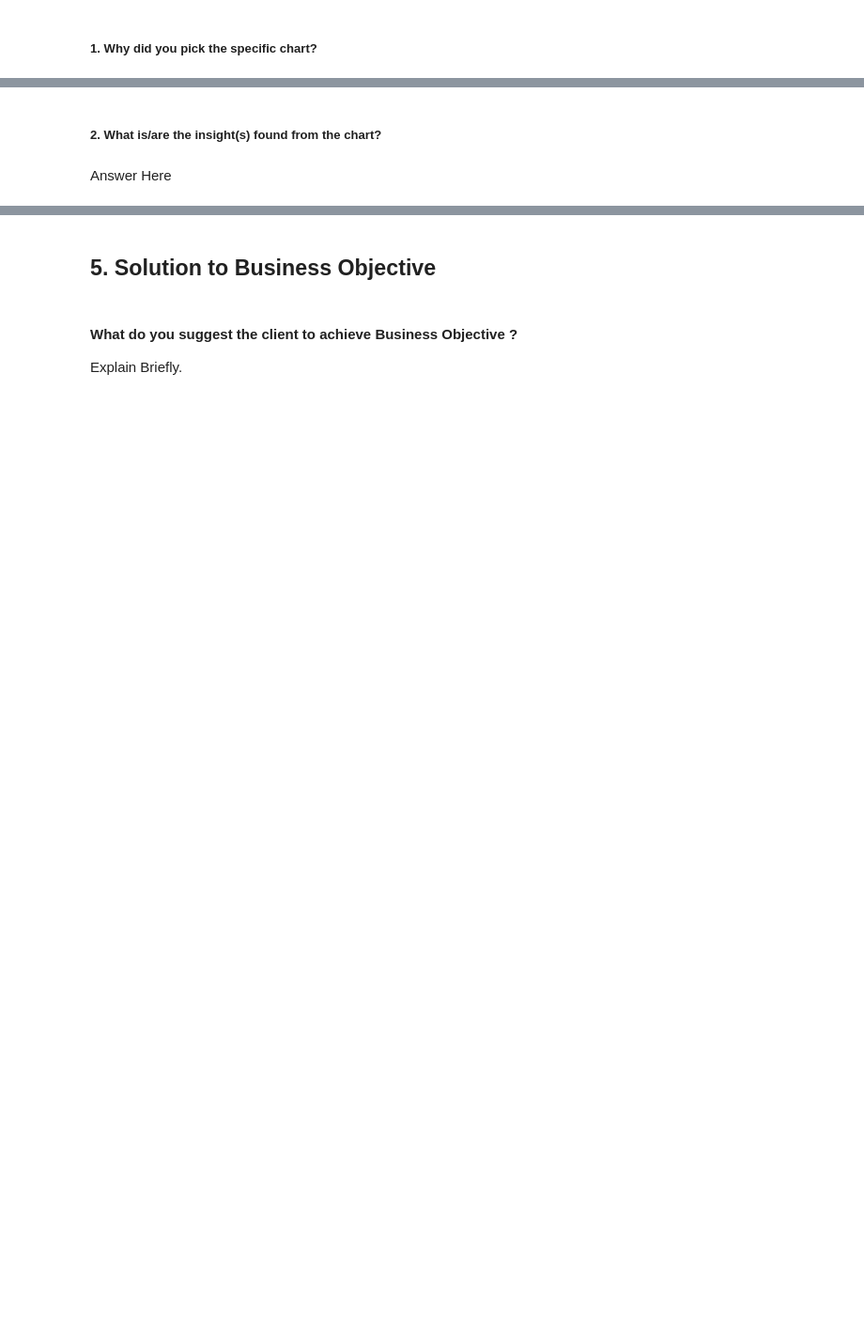
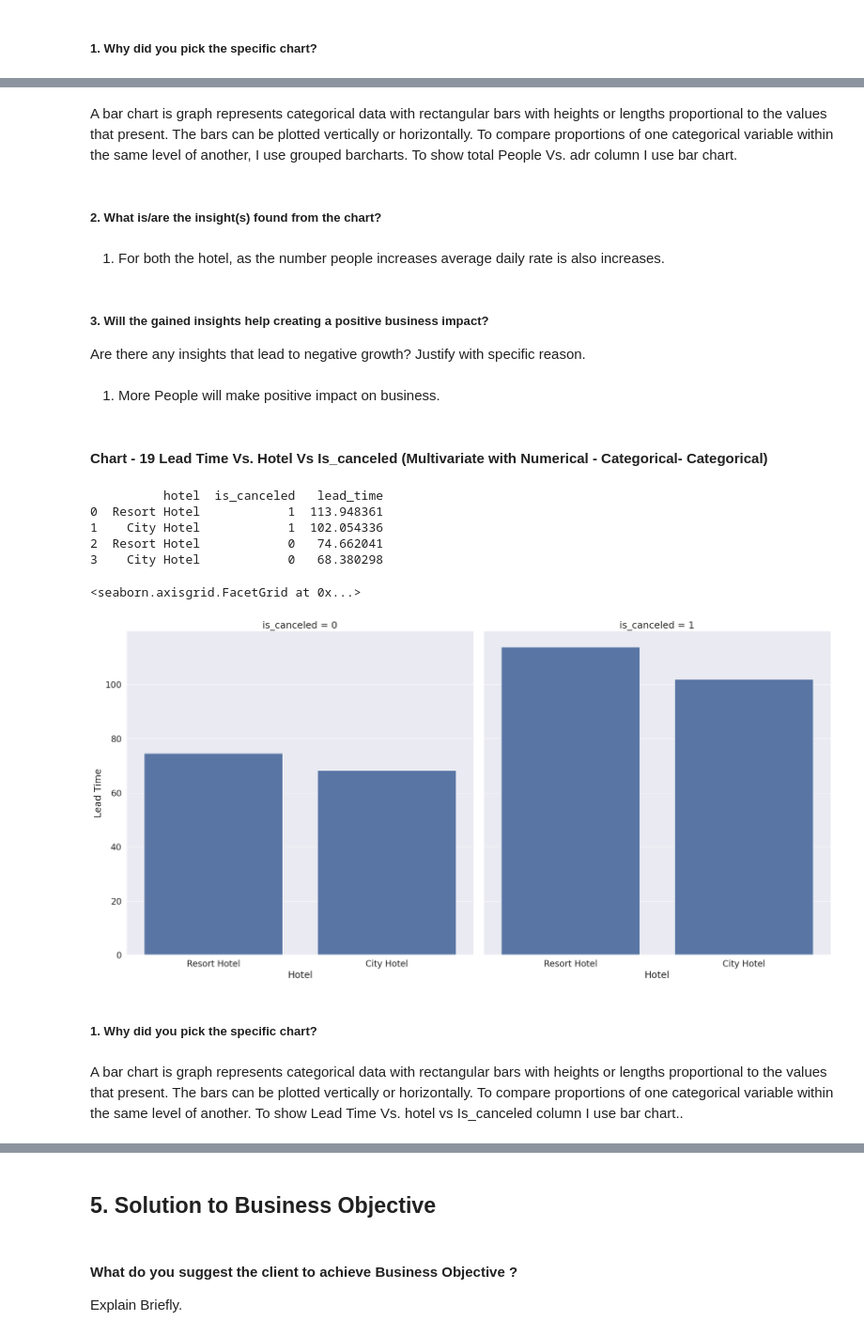
Before and after one commit to priyarane879/Hotel-Booking-Analysis, a Jupyter notebook: Priya_Naik_Hotel_Booking_Analysis_EDA_project.ipynb, the cells around one changed output, grey strips where cells are left out. Shown at 94% size. Saved outputs shown, nothing was run; the diff lists cells and outputs as text; code cells hidden in the pictures; blank space fills up the shorter version.

```diff
--- a/Priya_Naik_Hotel_Booking_Analysis_EDA_project.ipynb
+++ b/Priya_Naik_Hotel_Booking_Analysis_EDA_project.ipynb
@@ -1356,4 +1405,36 @@ Answer Here.
+# %% [markdown]
+A bar chart is graph represents categorical data with rectangular bars with heights or lengths proportional to the values that present. The bars can be plotted vertically or horizontally. To compare proportions of one categorical variable within the same level of another, I use grouped barcharts. To show  total People Vs. adr column I use bar chart.
 # %% [markdown]
 ##### 2. What is/are the insight(s) found from the chart?
-# %% [markdown]
-Answer Here
+# %% [markdown]
+1. For both the hotel, as the number people increases average daily rate is also increases.
+# %% [markdown]
+##### 3. Will the gained insights help creating a positive business impact?
+Are there any insights that lead to negative growth? Justify with specific reason.
+# %% [markdown]
+1. More People will make positive impact on business.
+# %% [markdown]
+#### Chart - 19 Lead Time Vs. Hotel Vs Is_canceled (Multivariate with Numerical - Categorical- Categorical)
+# %%
+# grouping with leadtime and hotel and is_canceled column
+df_gf_leadtime_vs_hotel= dataset_hotel.groupby(['hotel','is_canceled'])['lead_time'].mean().sort_values(ascending = False).reset_index()
+
+print(df_gf_leadtime_vs_hotel)
+print("")
+sns.set(font_scale=1.5)#setting font_scale of seaborn diagram is 1
+g = sns.FacetGrid(df_gf_leadtime_vs_hotel, col="is_canceled",height=10,margin_titles=True)# taking facetgrid object to plot conditional relationships.
+g.map_dataframe(sns.barplot, x="hotel", y="lead_time")#plotting barplot
+g.set_xlabels('Hotel')# setting xlabel
+g.set_ylabels('Lead Time') # setting ylabel
+# %% [output]
+          hotel  is_canceled   lead_time
+0  Resort Hotel            1  113.948361
+1    City Hotel            1  102.054336
+2  Resort Hotel            0   74.662041
+3    City Hotel            0   68.380298
+<seaborn.axisgrid.FacetGrid at 0x...>
+[figure, added]
+# %% [markdown]
+##### 1. Why did you pick the specific chart?
+# %% [markdown]
+A bar chart is graph represents categorical data with rectangular bars with heights or lengths proportional to the values that present. The bars can be plotted vertically or horizontally. To compare proportions of one categorical variable within the same level of another. To show  Lead Time Vs. hotel vs Is_canceled column I use bar chart..
```
Also changed, not shown: parts of 70 cells of this notebook.
